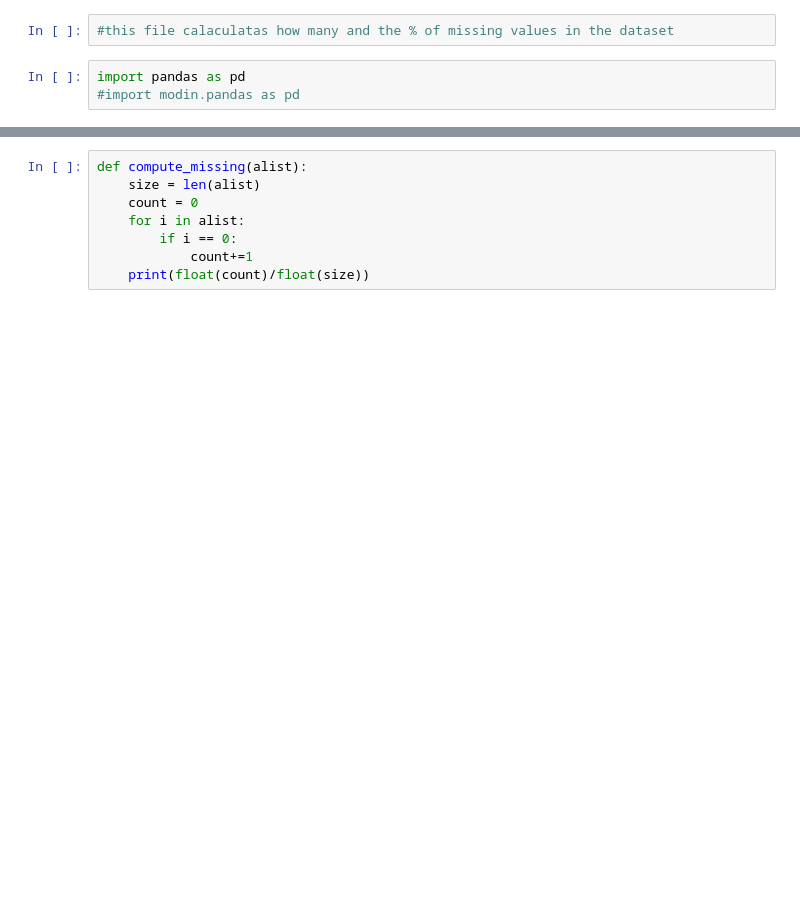
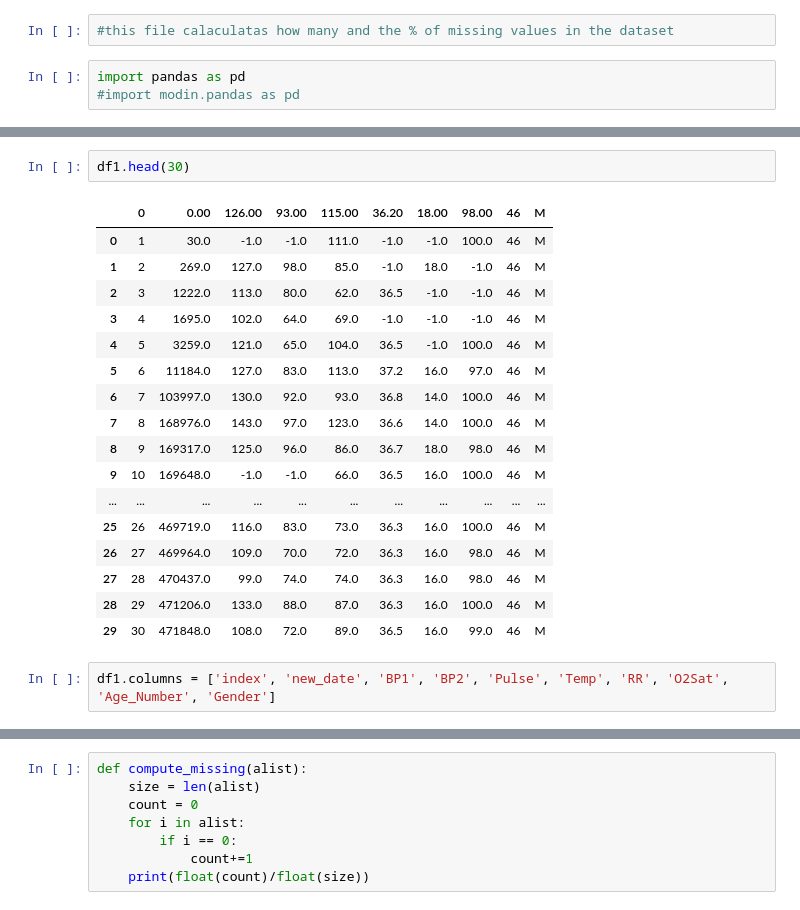
Before and after one commit to Adam2611/House.ai-Data-Analysis, a Jupyter notebook: sepsis_project/DataFormattingScript/17_c_determine_missing_values.ipynb, the cells around one changed output, grey strips where cells are left out. Cells and saved outputs as stored; diff of their text form; blank space fills up the shorter version.

```diff
--- a/sepsis_project/DataFormattingScript/17_c_determine_missing_values.ipynb
+++ b/sepsis_project/DataFormattingScript/17_c_determine_missing_values.ipynb
@@ -25,0 +26,22 @@ df1
+# %%
+df1.head(30)
+# %% [output]
+|  | 0 | 0.00 | 126.00 | 93.00 | 115.00 | 36.20 | 18.00 | 98.00 | 46 | M |
+| 0 | 1 | 30.0 | -1.0 | -1.0 | 111.0 | -1.0 | -1.0 | 100.0 | 46 | M |
+| 1 | 2 | 269.0 | 127.0 | 98.0 | 85.0 | -1.0 | 18.0 | -1.0 | 46 | M |
+| 2 | 3 | 1222.0 | 113.0 | 80.0 | 62.0 | 36.5 | -1.0 | -1.0 | 46 | M |
+| 3 | 4 | 1695.0 | 102.0 | 64.0 | 69.0 | -1.0 | -1.0 | -1.0 | 46 | M |
+| 4 | 5 | 3259.0 | 121.0 | 65.0 | 104.0 | 36.5 | -1.0 | 100.0 | 46 | M |
+| 5 | 6 | 11184.0 | 127.0 | 83.0 | 113.0 | 37.2 | 16.0 | 97.0 | 46 | M |
+| 6 | 7 | 103997.0 | 130.0 | 92.0 | 93.0 | 36.8 | 14.0 | 100.0 | 46 | M |
+| 7 | 8 | 168976.0 | 143.0 | 97.0 | 123.0 | 36.6 | 14.0 | 100.0 | 46 | M |
+| 8 | 9 | 169317.0 | 125.0 | 96.0 | 86.0 | 36.7 | 18.0 | 98.0 | 46 | M |
+| 9 | 10 | 169648.0 | -1.0 | -1.0 | 66.0 | 36.5 | 16.0 | 100.0 | 46 | M |
+| ... | ... | ... | ... | ... | ... | ... | ... | ... | ... | ... |
+| 25 | 26 | 469719.0 | 116.0 | 83.0 | 73.0 | 36.3 | 16.0 | 100.0 | 46 | M |
+| 26 | 27 | 469964.0 | 109.0 | 70.0 | 72.0 | 36.3 | 16.0 | 98.0 | 46 | M |
+| 27 | 28 | 470437.0 | 99.0 | 74.0 | 74.0 | 36.3 | 16.0 | 98.0 | 46 | M |
+| 28 | 29 | 471206.0 | 133.0 | 88.0 | 87.0 | 36.3 | 16.0 | 100.0 | 46 | M |
+| 29 | 30 | 471848.0 | 108.0 | 72.0 | 89.0 | 36.5 | 16.0 | 99.0 | 46 | M |
+# %%
+df1.columns = ['index', 'new_date', 'BP1', 'BP2', 'Pulse', 'Temp', 'RR', 'O2Sat', 'Age_Number', 'Gender']
```
Also changed, not shown: parts of 19 cells of this notebook, 2 other files.
